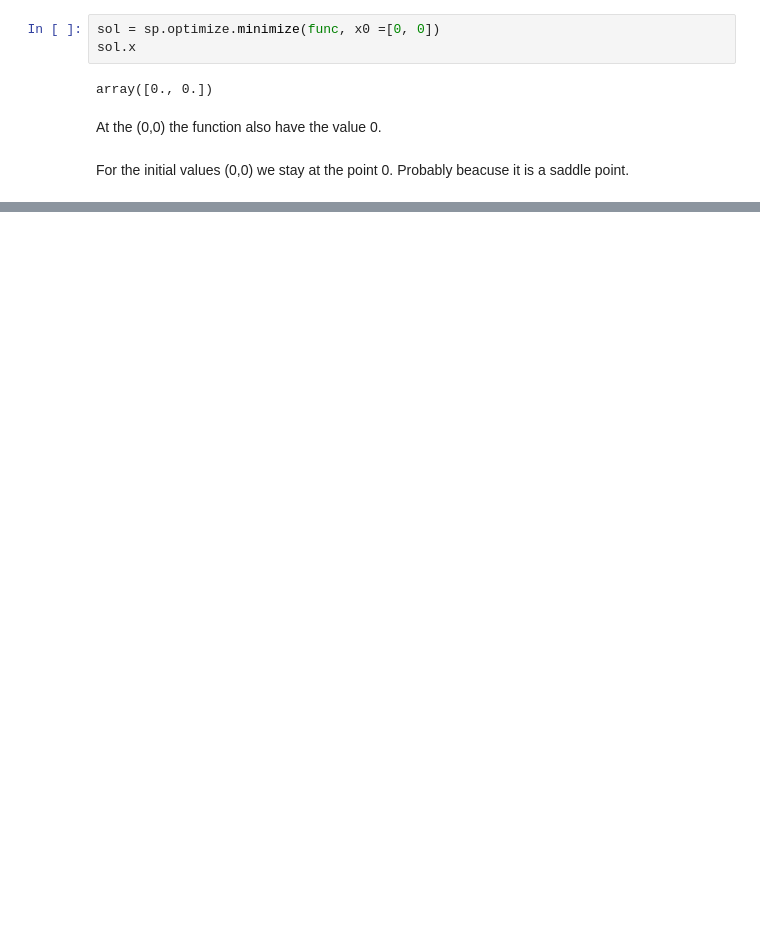
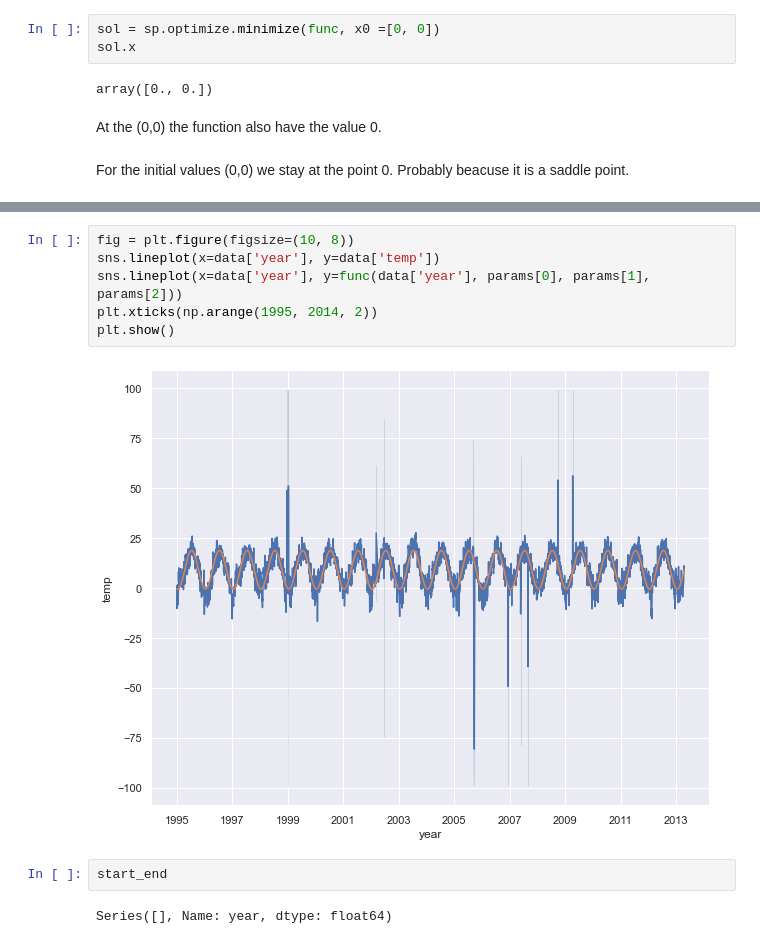
Before and after one commit to maxhoeth/LaboratoryOfComputationalPhysics_Y4, a Jupyter notebook: ex_08_maxhoeth.ipynb, the cells around one changed output, grey strips where cells are left out. Saved outputs shown, nothing was run; the diff lists cells and outputs as text; blank space fills up the shorter version.

```diff
--- a/ex_08_maxhoeth.ipynb
+++ b/ex_08_maxhoeth.ipynb
@@ -151,0 +188,12 @@ data
+# %%
+fig = plt.figure(figsize=(10, 8))
+sns.lineplot(x=data['year'], y=data['temp'])
+sns.lineplot(x=data['year'], y=func(data['year'], params[0], params[1], params[2]))
+plt.xticks(np.arange(1995, 2014, 2))
+plt.show()
+# %% [output]
+[figure, added]
+# %%
+start_end
+# %% [output]
+Series([], Name: year, dtype: float64)
```
Also changed, not shown: parts of 25 cells of this notebook.
